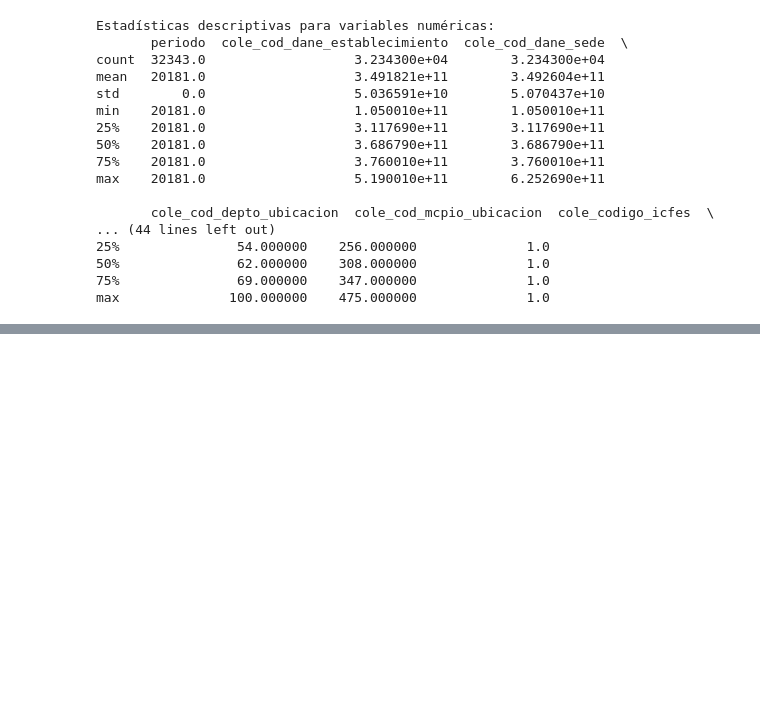
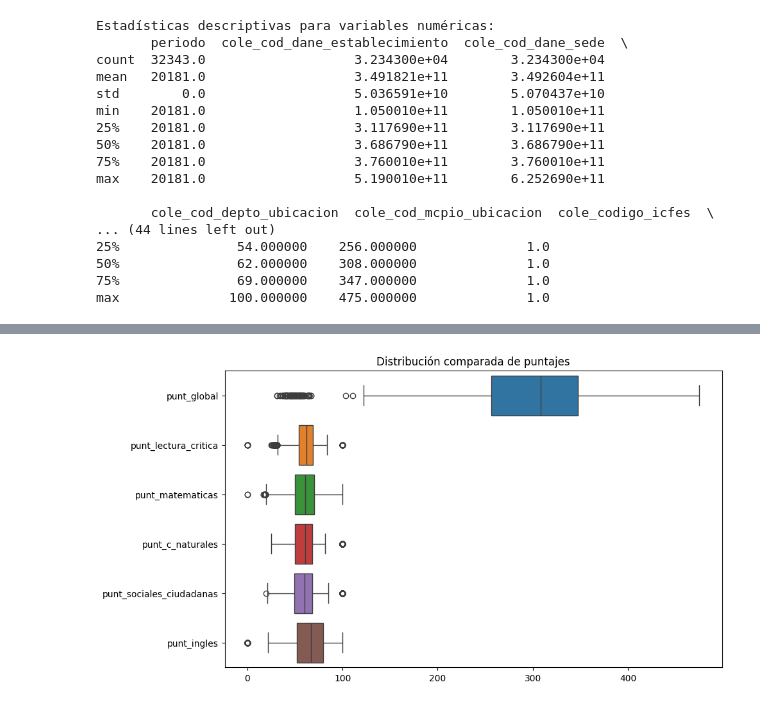
Before and after one commit to EstebanLN/Proyecto-2-Analitica-Computacional, a Jupyter notebook: Ingeniería_y_Análisis_de_Datos/Analisis_de_datos.ipynb, the cells around one changed output, grey strips where cells are left out. Cells and saved outputs as stored; diff of their text form; code cells hidden in the pictures; blank space fills up the shorter version.

```diff
--- a/Ingeniería_y_Análisis_de_Datos/Analisis_de_datos.ipynb
+++ b/Ingeniería_y_Análisis_de_Datos/Analisis_de_datos.ipynb
@@ -68,0 +107,7 @@ freq            9200
+# %%
+plt.figure(figsize=(10,6))
+sns.boxplot(data=df[puntajes], orient='h')
+plt.title('Distribución comparada de puntajes')
+plt.show()
+# %% [output]
+[figure, added]
```
Also changed, not shown: parts of 18 cells of this notebook, 2 other files.
